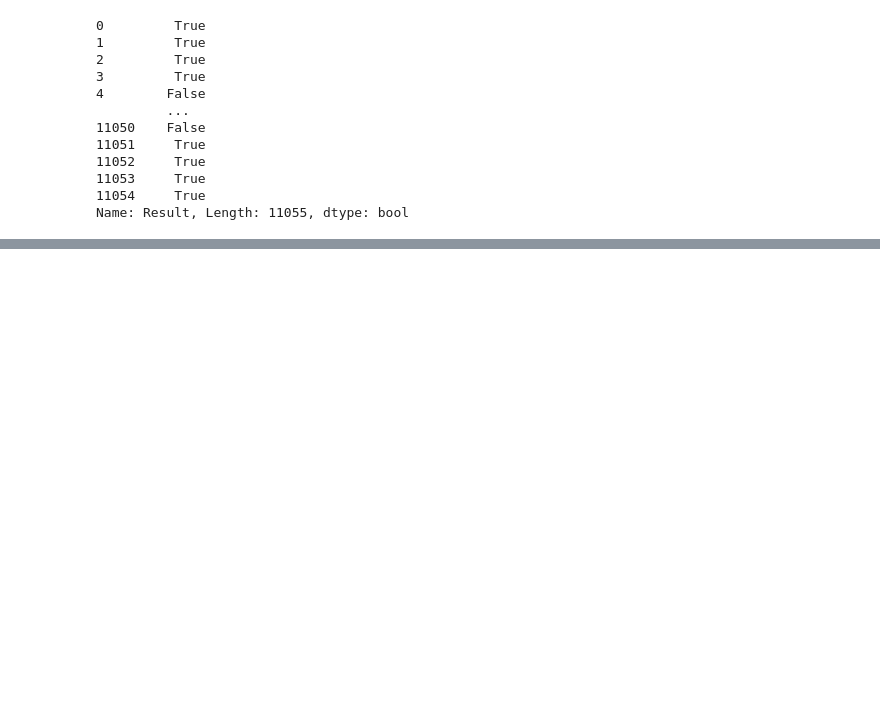
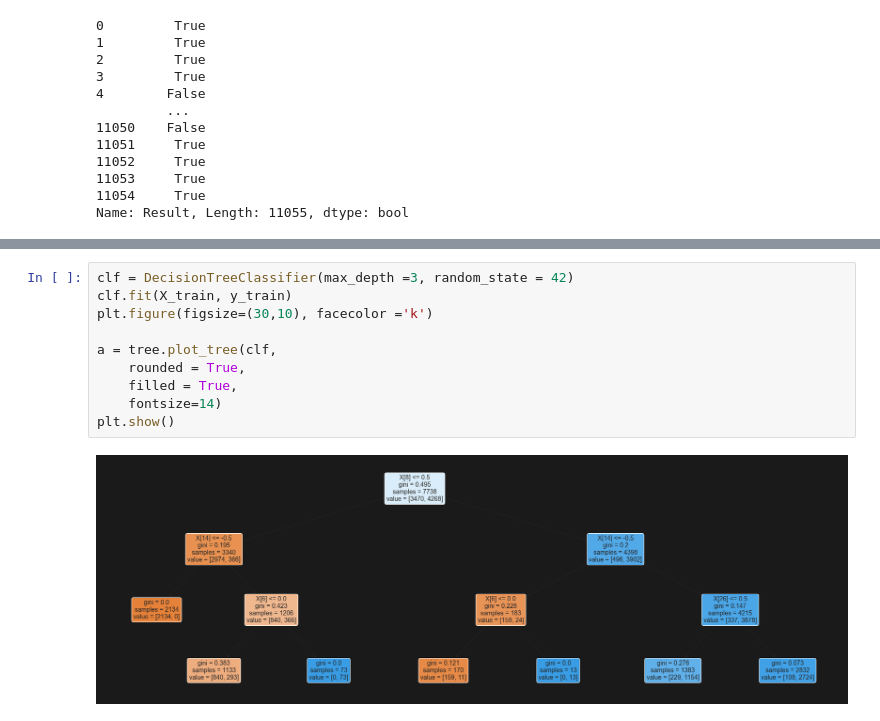
Before and after one commit to abhimanyu-atri/phishing-website-classifier, a Jupyter notebook: model.ipynb, the cells around one changed output, grey strips where cells are left out. Saved outputs shown, nothing was run; the diff lists cells and outputs as text; blank space fills up the shorter version.

Commit message:
decision tree

```diff
--- a/model.ipynb
+++ b/model.ipynb
@@ -79,2 +109,14 @@ neigh.score(X_test, y_test)
 # %% [output]
 0.621043111245101
+# %%
+clf = DecisionTreeClassifier(max_depth =3, random_state = 42)
+clf.fit(X_train, y_train)
+plt.figure(figsize=(30,10), facecolor ='k')
+
+a = tree.plot_tree(clf,
+    rounded = True,
+    filled = True,
+    fontsize=14)
+plt.show()
+# %% [output]
+[figure, added]
```
Also changed, not shown: parts of 10 cells of this notebook.
